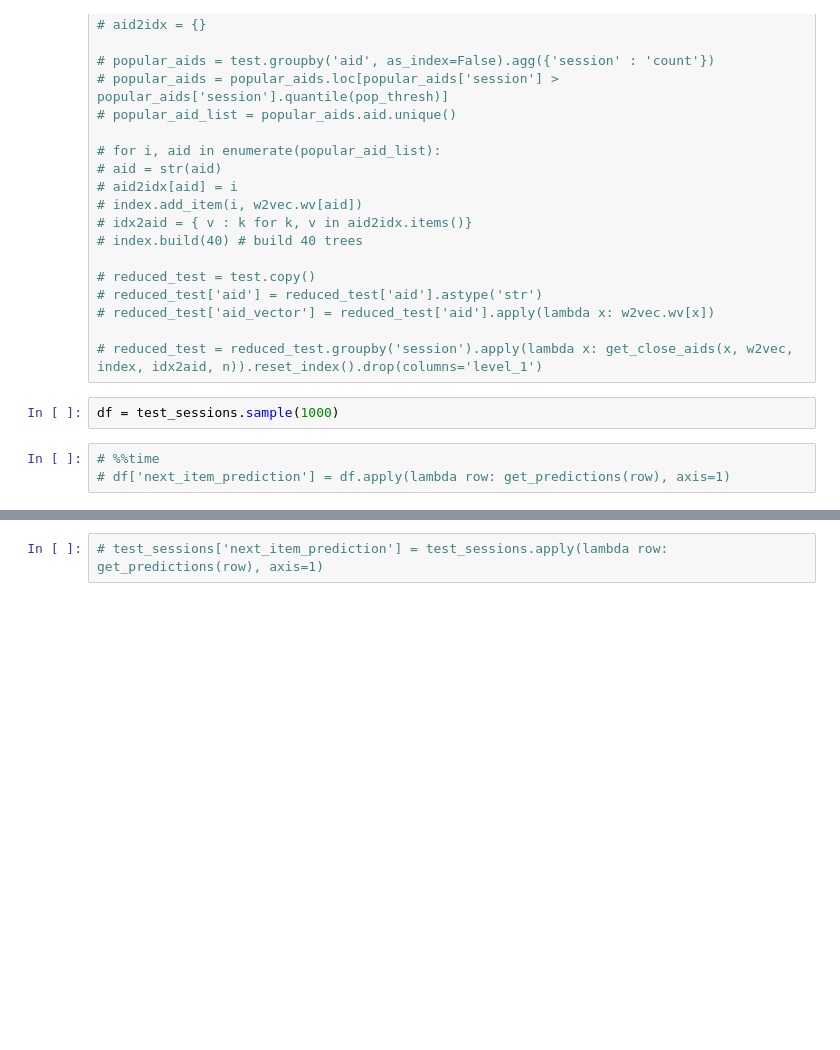
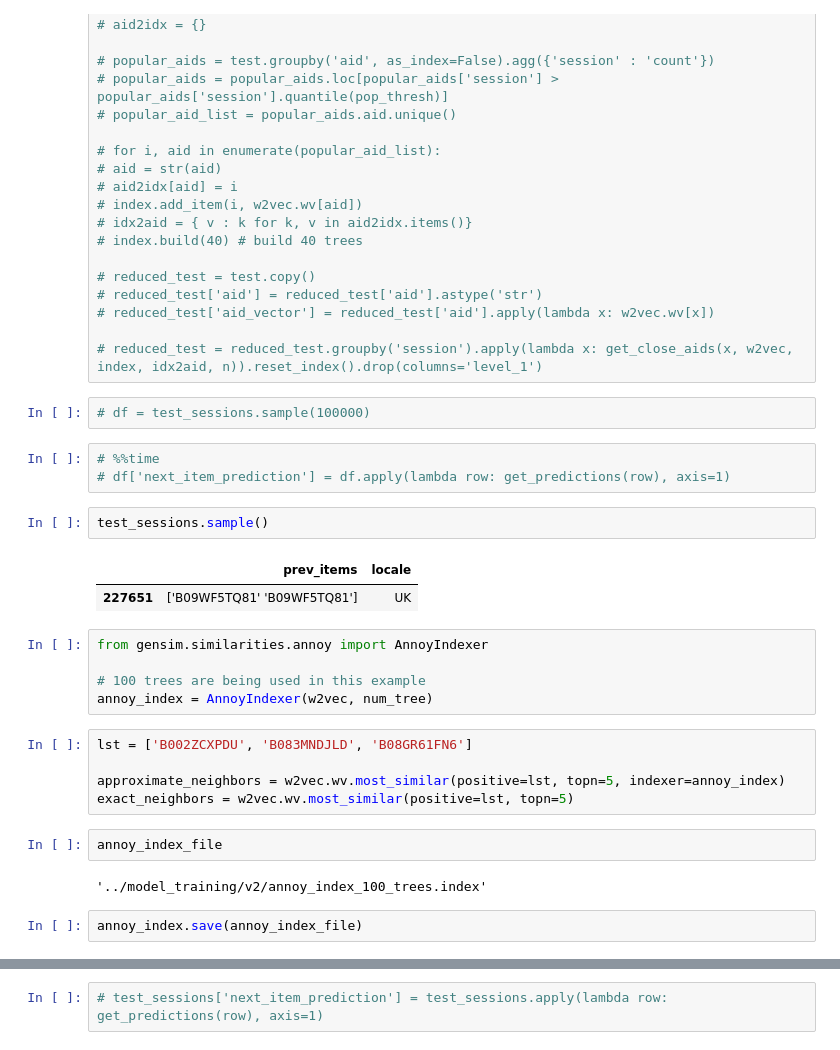
Before and after one commit to xiaoye-hua/Amazon_KDD_Cup_2023, a Jupyter notebook: notebooks/kdd_task1.ipynb, the cells around one changed output, grey strips where cells are left out. Drawn from its saved outputs; the diff is of its cells as text; blank space fills up the shorter version.

```diff
--- a/notebooks/kdd_task1.ipynb
+++ b/notebooks/kdd_task1.ipynb
@@ -327,8 +341,29 @@ def get_predictions(row):
 # reduced_test['aid_vector'] = reduced_test['aid'].apply(lambda x: w2vec.wv[x])
 
 # reduced_test = reduced_test.groupby('session').apply(lambda x: get_close_aids(x, w2vec, index, idx2aid, n)).reset_index().drop(columns='level_1')
-# %%
-df = test_sessions.sample(1000)
+# %%
+# df = test_sessions.sample(100000)
 # %%
 # %%time
 # df['next_item_prediction'] = df.apply(lambda row: get_predictions(row), axis=1)
+# %%
+test_sessions.sample()
+# %% [output]
+|  | prev_items | locale |
+| 227651 | ['B09WF5TQ81' 'B09WF5TQ81'] | UK |
+# %%
+from gensim.similarities.annoy import AnnoyIndexer
+
+# 100 trees are being used in this example
+annoy_index = AnnoyIndexer(w2vec, num_tree)
+# %%
+lst = ['B002ZCXPDU', 'B083MNDJLD', 'B08GR61FN6']
+
+approximate_neighbors = w2vec.wv.most_similar(positive=lst, topn=5, indexer=annoy_index)
+exact_neighbors = w2vec.wv.most_similar(positive=lst, topn=5)
+# %%
+annoy_index_file
+# %% [output]
+'../model_training/v2/annoy_index_100_trees.index'
+# %%
+annoy_index.save(annoy_index_file)
```
Also changed, not shown: parts of 28 cells of this notebook, 7 other files.
